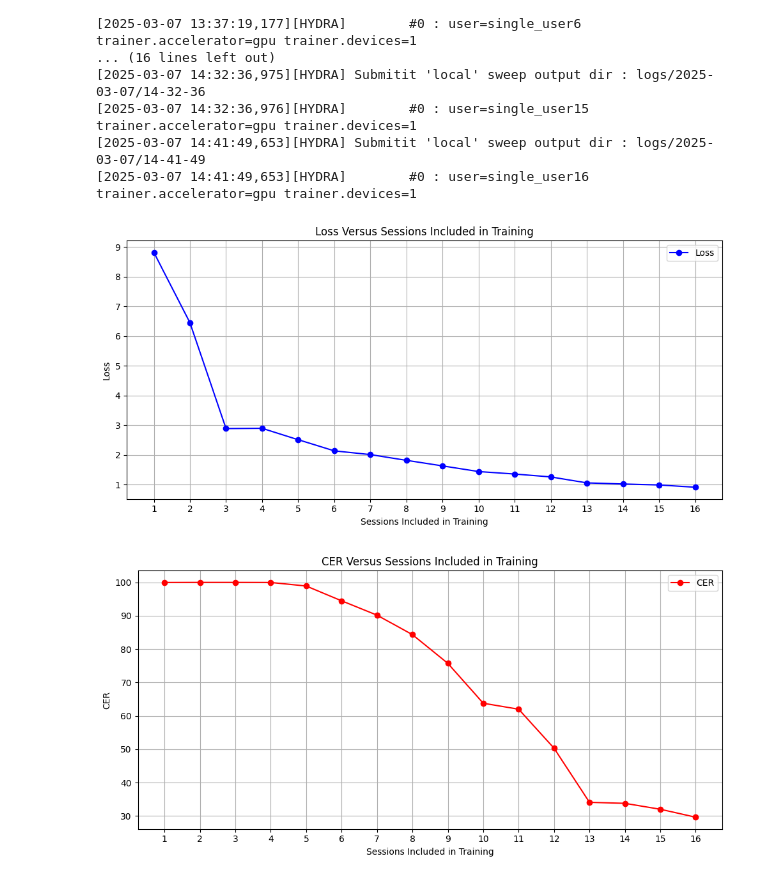
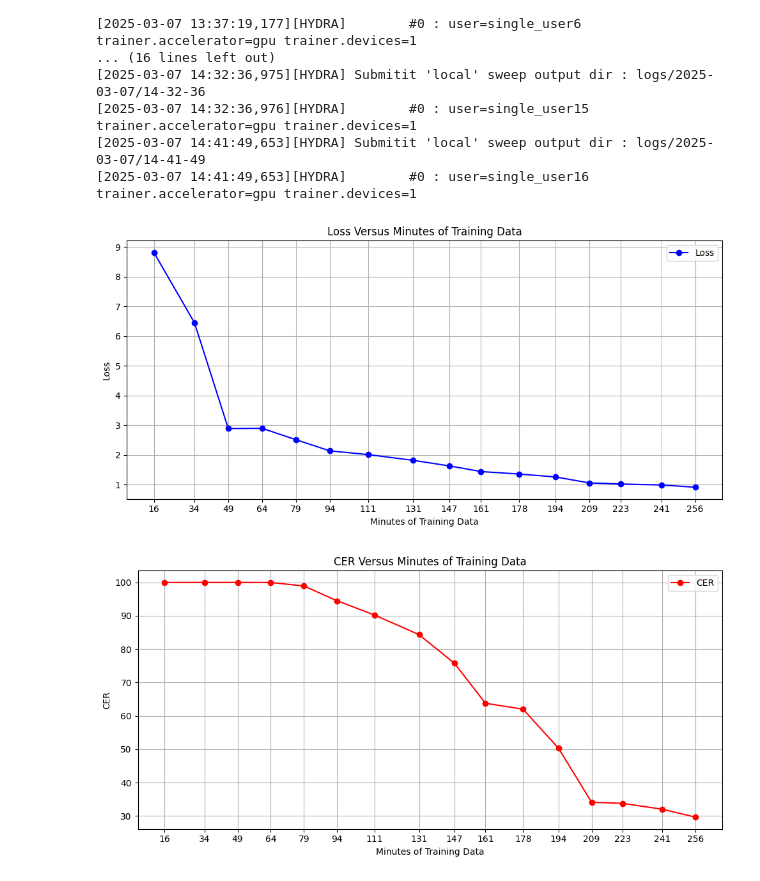
Before and after one commit to 4n4ny4/emg2qwerty, a Jupyter notebook: training_experiments/training_data_exp.ipynb, the cells around one changed output. Saved outputs shown, nothing was run; the diff lists cells and outputs as text; code cells hidden in the pictures.

```diff
--- a/training_experiments/training_data_exp.ipynb
+++ b/training_experiments/training_data_exp.ipynb
@@ -118,37 +118,54 @@ for i in range(1,17):
 # %%
 import matplotlib.pyplot as plt
 
-session_numbers = list(range(1, 17))
+import pandas as pd
+import yaml
+
+durationList = []
+df = pd.read_csv('metadata.csv')
+for i in range(1,17):
+
+    with open(f'config/user/single_user{i}.yaml', 'r') as yaml_file:
+        yaml_data = yaml.safe_load(yaml_file)
+
+    session_ids = []
+    for entry in yaml_data['dataset']['train']:
+        session_ids.append(entry['session'])
+
+    df_filtered = df[df['session'].isin(session_ids)]
+    durationList.append(df_filtered['duration_mins'].sum())
+
+durationList = [int(d) for d in durationList]
 
 plt.figure(figsize=(10, 5))
-plt.plot(session_numbers, loss_list, marker='o', color='b', label='Loss')
-plt.title('Loss Versus Sessions Included in Training')
-plt.xlabel('Sessions Included in Training')
+plt.plot(durationList, loss_list, marker='o', color='b', label='Loss')
+plt.title('Loss Versus Minutes of Training Data')
+plt.xlabel('Minutes of Training Data')
 plt.ylabel('Loss')
-plt.xticks(session_numbers)
+plt.xticks(durationList)
 plt.grid(True)
 plt.legend()
 plt.tight_layout()
 
-plt.savefig('loss_vs_sessions.png', format='png')
-plt.savefig('loss_vs_sessions.svg', format='svg')
+plt.savefig('loss_vs_train_data.png', format='png')
+plt.savefig('loss_vs_train_data.svg', format='svg')
 
 plt.show()
 
 plt.figure(figsize=(10, 5))
-plt.plot(session_numbers, CER_list, marker='o', color='r', label='CER')
-plt.title('CER Versus Sessions Included in Training')
-plt.xlabel('Sessions Included in Training')
+plt.plot(durationList, CER_list, marker='o', color='r', label='CER')
+plt.title('CER Versus Minutes of Training Data')
+plt.xlabel('Minutes of Training Data')
 plt.ylabel('CER')
-plt.xticks(session_numbers)
+plt.xticks(durationList)
 plt.grid(True)
 plt.legend()
 plt.tight_layout()
 
-plt.savefig('cer_vs_sessions.png', format='png')
-plt.savefig('cer_vs_sessions.svg', format='svg')
+plt.savefig('cer_vs_train_data.png', format='png')
+plt.savefig('cer_vs_train_data.svg', format='svg')
 
 plt.show()
 # %% [output]
-[figure, old version]
+[figure, new version]
-[figure, old version]
+[figure, new version]
```
Also changed, not shown: 4 other files.
